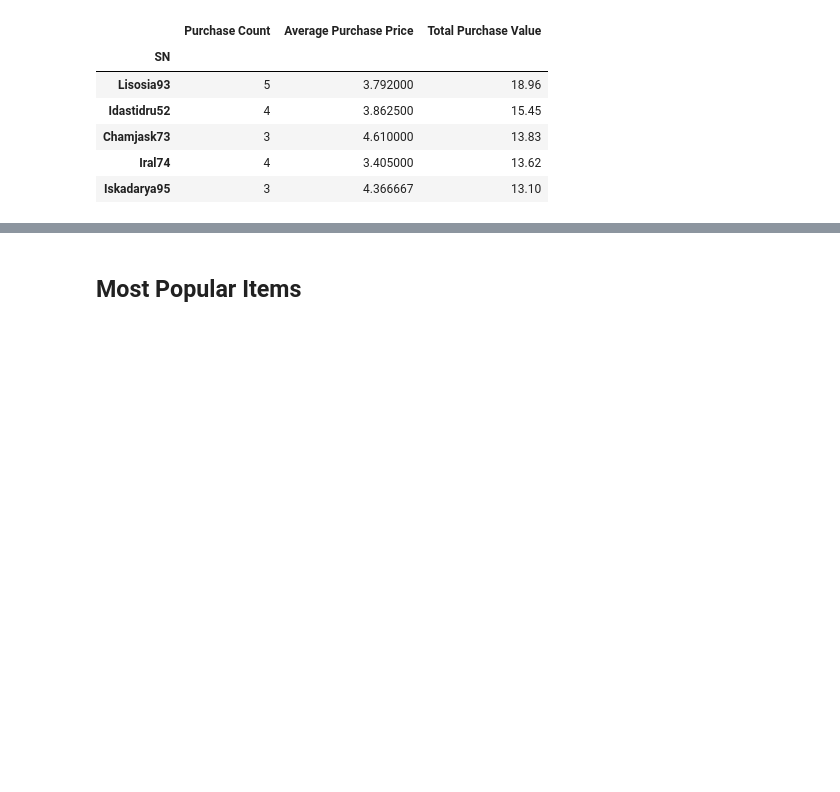
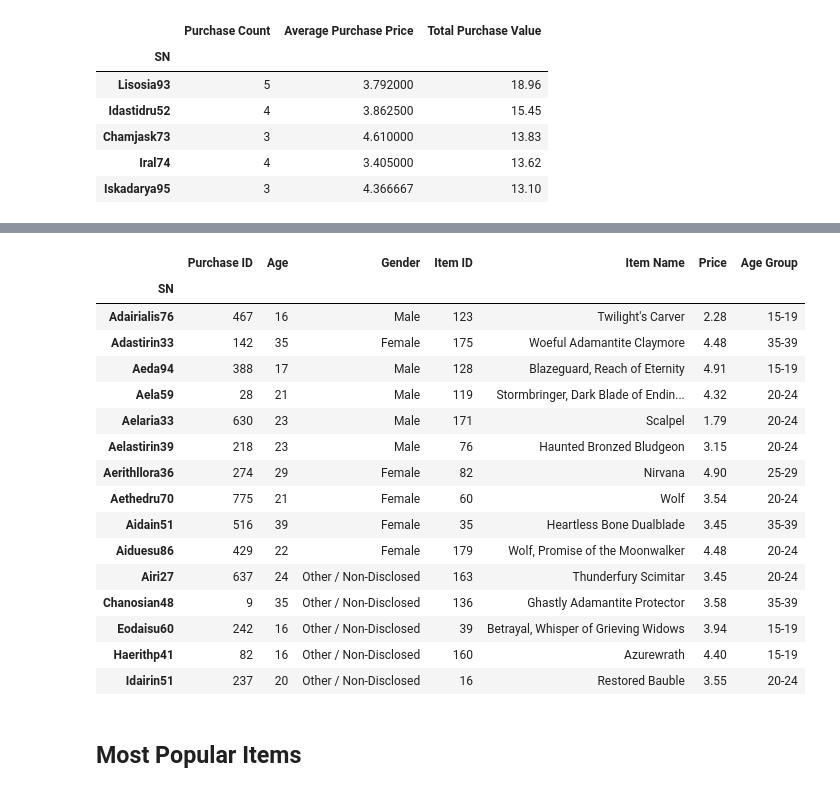
Before and after one commit to ruthhinkle/pandas-challenge, a Jupyter notebook: HeroesOfPymoli_RUTH.ipynb, the cells around one changed output, grey strips where cells are left out. Saved outputs shown, nothing was run; the diff lists cells and outputs as text; code cells hidden in the pictures; blank space fills up the shorter version.

Commit message:
fixed errors, tried to add total purchase value per person

```diff
--- a/HeroesOfPymoli_RUTH.ipynb
+++ b/HeroesOfPymoli_RUTH.ipynb
@@ -339,3 +392,25 @@ top_spenders_df
+# %%
+spenders_data_df = spenders_data.first()
+spender_f = spenders_data_df.groupby('Gender')
+spender_f.head()
+# %% [output]
+|  | Purchase ID | Age | Gender | Item ID | Item Name | Price | Age Group |
+| SN |  |  |  |  |  |  |  |
+| Adairialis76 | 467 | 16 | Male | 123 | Twilight's Carver | 2.28 | 15-19 |
+| Adastirin33 | 142 | 35 | Female | 175 | Woeful Adamantite Claymore | 4.48 | 35-39 |
+| Aeda94 | 388 | 17 | Male | 128 | Blazeguard, Reach of Eternity | 4.91 | 15-19 |
+| Aela59 | 28 | 21 | Male | 119 | Stormbringer, Dark Blade of Endin... | 4.32 | 20-24 |
+| Aelaria33 | 630 | 23 | Male | 171 | Scalpel | 1.79 | 20-24 |
+| Aelastirin39 | 218 | 23 | Male | 76 | Haunted Bronzed Bludgeon | 3.15 | 20-24 |
+| Aerithllora36 | 274 | 29 | Female | 82 | Nirvana | 4.90 | 25-29 |
+| Aethedru70 | 775 | 21 | Female | 60 | Wolf | 3.54 | 20-24 |
+| Aidain51 | 516 | 39 | Female | 35 | Heartless Bone Dualblade | 3.45 | 35-39 |
+| Aiduesu86 | 429 | 22 | Female | 179 | Wolf, Promise of the Moonwalker | 4.48 | 20-24 |
+| Airi27 | 637 | 24 | Other / Non-Disclosed | 163 | Thunderfury Scimitar | 3.45 | 20-24 |
+| Chanosian48 | 9 | 35 | Other / Non-Disclosed | 136 | Ghastly Adamantite Protector | 3.58 | 35-39 |
+| Eodaisu60 | 242 | 16 | Other / Non-Disclosed | 39 | Betrayal, Whisper of Grieving Widows | 3.94 | 15-19 |
+| Haerithp41 | 82 | 16 | Other / Non-Disclosed | 160 | Azurewrath | 4.40 | 15-19 |
+| Idairin51 | 237 | 20 | Other / Non-Disclosed | 16 | Restored Bauble | 3.55 | 20-24 |
 # %% [markdown]
 ## Most Popular Items
 # %% [markdown]
```
Also changed, not shown: parts of 9 cells of this notebook.
